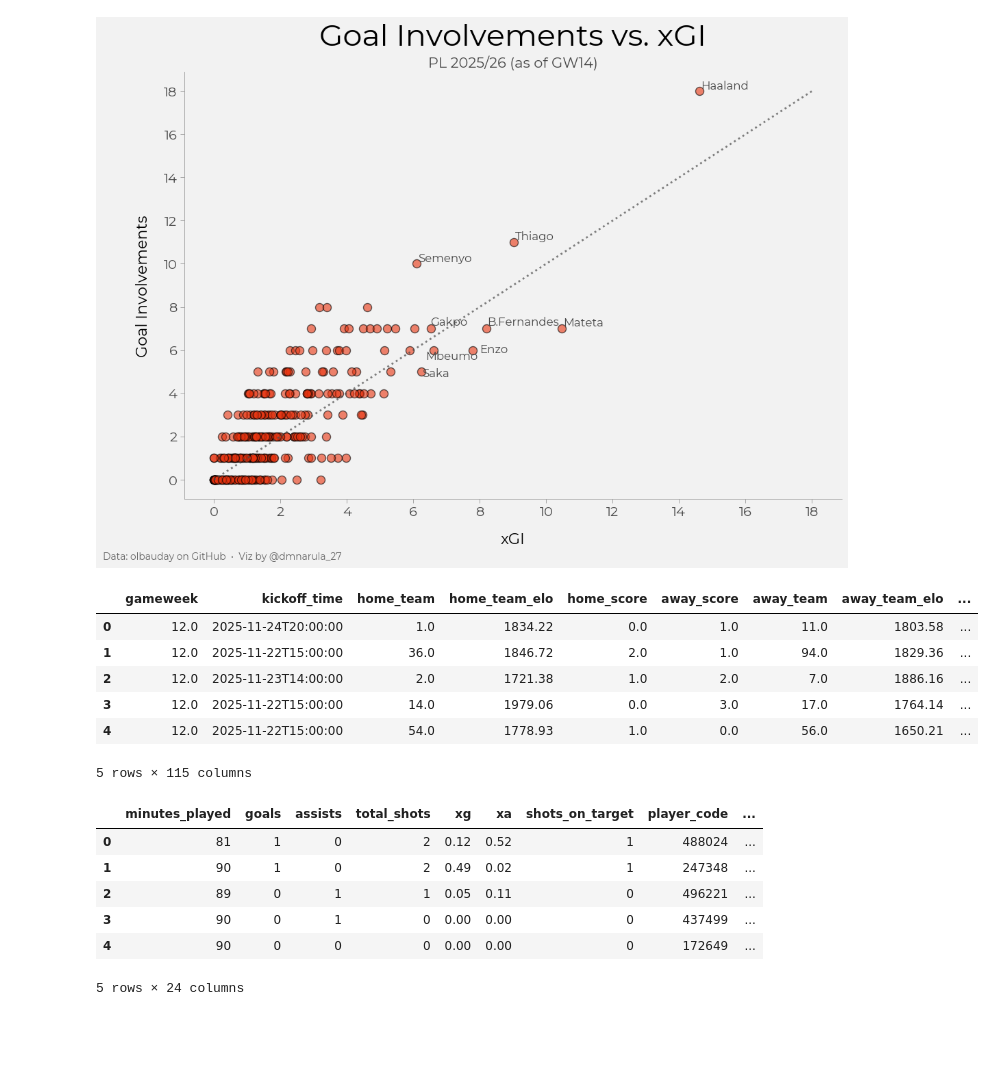
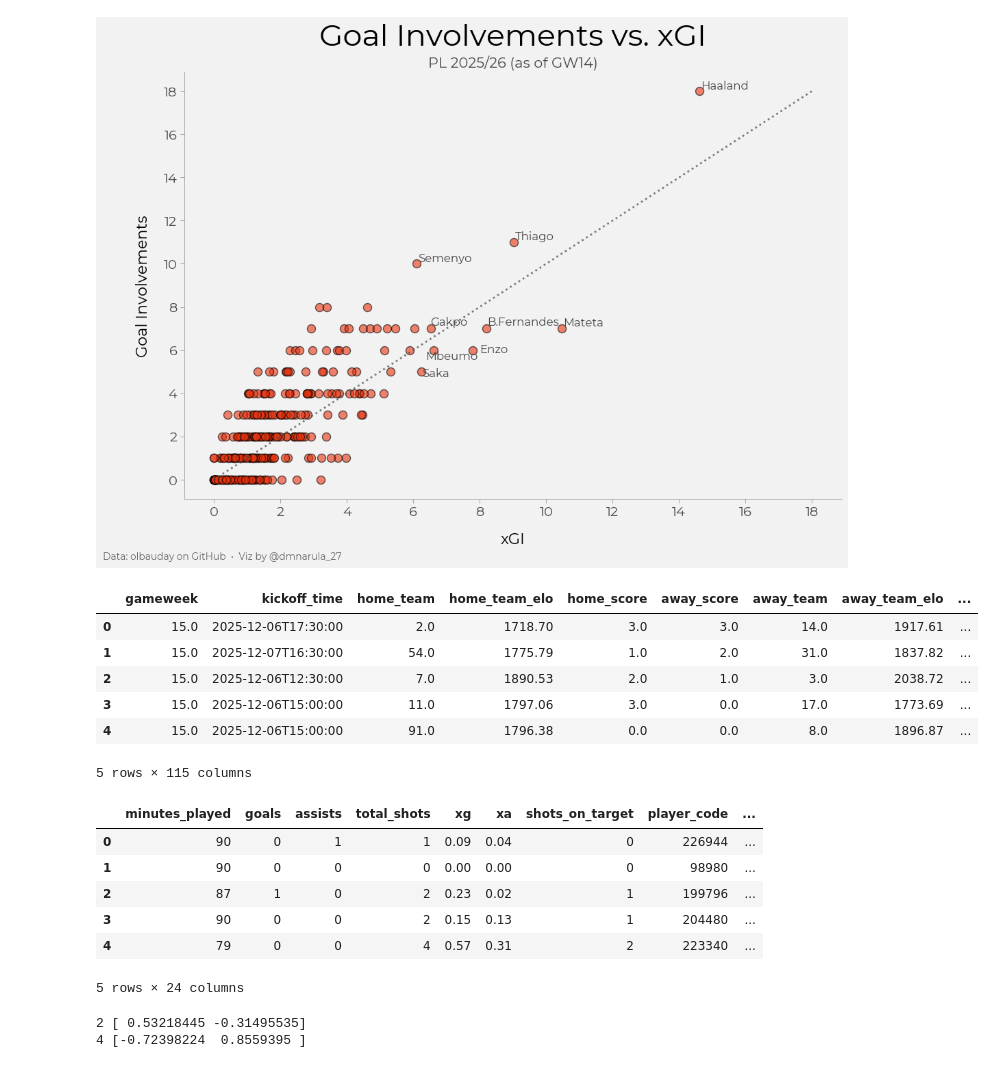
Before and after one commit to dmnarula/football-ds-learning, a Jupyter notebook: week3-visualization/Week3_Projects.ipynb, the cells around one changed output. Saved outputs shown, nothing was run; the diff lists cells and outputs as text; code cells hidden in the pictures; blank space fills up the shorter version.

```diff
--- a/week3-visualization/Week3_Projects.ipynb
+++ b/week3-visualization/Week3_Projects.ipynb
@@ -339,18 +339,18 @@ def get_gw_urls(gw: int):
   return url_stats, url_players, url_teams, url_matches
 # %%
 # Load gameweek data into stats and players
-url_stats, url_players, url_teams, url_matches = get_gw_urls(12)
+url_stats, url_players, url_teams, url_matches = get_gw_urls(15)
 
 df_final = build_match_df(url_stats, url_players, url_teams, url_matches)
 df_matches = pd.read_csv(url_matches)
 df_matches.head()
 # %% [output]
 |  | gameweek | kickoff_time | home_team | home_team_elo | home_score | away_score | away_team | away_team_elo | ... |
-| 0 | 12.0 | 2025-11-24T20:00:00 | 1.0 | 1834.22 | 0.0 | 1.0 | 11.0 | 1803.58 | ... |
-| 1 | 12.0 | 2025-11-22T15:00:00 | 36.0 | 1846.72 | 2.0 | 1.0 | 94.0 | 1829.36 | ... |
-| 2 | 12.0 | 2025-11-23T14:00:00 | 2.0 | 1721.38 | 1.0 | 2.0 | 7.0 | 1886.16 | ... |
-| 3 | 12.0 | 2025-11-22T15:00:00 | 14.0 | 1979.06 | 0.0 | 3.0 | 17.0 | 1764.14 | ... |
-| 4 | 12.0 | 2025-11-22T15:00:00 | 54.0 | 1778.93 | 1.0 | 0.0 | 56.0 | 1650.21 | ... |
+| 0 | 15.0 | 2025-12-06T17:30:00 | 2.0 | 1718.70 | 3.0 | 3.0 | 14.0 | 1917.61 | ... |
+| 1 | 15.0 | 2025-12-07T16:30:00 | 54.0 | 1775.79 | 1.0 | 2.0 | 31.0 | 1837.82 | ... |
+| 2 | 15.0 | 2025-12-06T12:30:00 | 7.0 | 1890.53 | 2.0 | 1.0 | 3.0 | 2038.72 | ... |
+| 3 | 15.0 | 2025-12-06T15:00:00 | 11.0 | 1797.06 | 3.0 | 0.0 | 17.0 | 1773.69 | ... |
+| 4 | 15.0 | 2025-12-06T15:00:00 | 91.0 | 1796.38 | 0.0 | 0.0 | 8.0 | 1896.87 | ... |
 5 rows × 115 columns
 # %%
 # Final cleaning
@@ -367,11 +367,11 @@ df_final_clean = df_final[stats_cols + player_cols + team_cols + match_cols]
 df_final_clean.head()
 # %% [output]
 |  | minutes_played | goals | assists | total_shots | xg | xa | shots_on_target | player_code | ... |
-| 0 | 81 | 1 | 0 | 2 | 0.12 | 0.52 | 1 | 488024 | ... |
-| 1 | 90 | 1 | 0 | 2 | 0.49 | 0.02 | 1 | 247348 | ... |
-| 2 | 89 | 0 | 1 | 1 | 0.05 | 0.11 | 0 | 496221 | ... |
-| 3 | 90 | 0 | 1 | 0 | 0.00 | 0.00 | 0 | 437499 | ... |
-| 4 | 90 | 0 | 0 | 0 | 0.00 | 0.00 | 0 | 172649 | ... |
+| 0 | 90 | 0 | 1 | 1 | 0.09 | 0.04 | 0 | 226944 | ... |
+| 1 | 90 | 0 | 0 | 0 | 0.00 | 0.00 | 0 | 98980 | ... |
+| 2 | 87 | 1 | 0 | 2 | 0.23 | 0.02 | 1 | 199796 | ... |
+| 3 | 90 | 0 | 0 | 2 | 0.15 | 0.13 | 1 | 204480 | ... |
+| 4 | 79 | 0 | 0 | 4 | 0.57 | 0.31 | 2 | 223340 | ... |
 5 rows × 24 columns
 # %%
 # Team colors
@@ -631,11 +631,18 @@ def plot_match_xg_xa(match_id):
 # %%
 # plot_match_xg_xa("25-26-prem-afc-bournemouth-vs-chelsea")
 # %%
-# Looping through all match IDs and saving to "match_figs" folder
-match_ids = df_final_clean["match_id"].unique()
+# Looping through all match IDs and saving to folder per GW
+# for gw in range(10, 16):
+#   url_stats, url_players, url_teams, url_matches = get_gw_urls(gw)
+#   df_final = build_match_df(url_stats, url_players, url_teams, url_matches)
+#   df_final_clean = df_final[stats_cols + player_cols + team_cols + match_cols]
 
-for mid in match_ids:
-  plot_match_xg_xa(mid)
+#   match_ids = df_final_clean["match_id"].unique()
+  for mid in match_ids:
+    plot_match_xg_xa(mid, gw_folder)
+# %% [output]
+2 [ 0.53218445 -0.31495535]
+4 [-0.72398224  0.8559395 ]
 # %%
 # Zip and download
 import shutil
```
Also changed, not shown: parts of 4 cells of this notebook.
